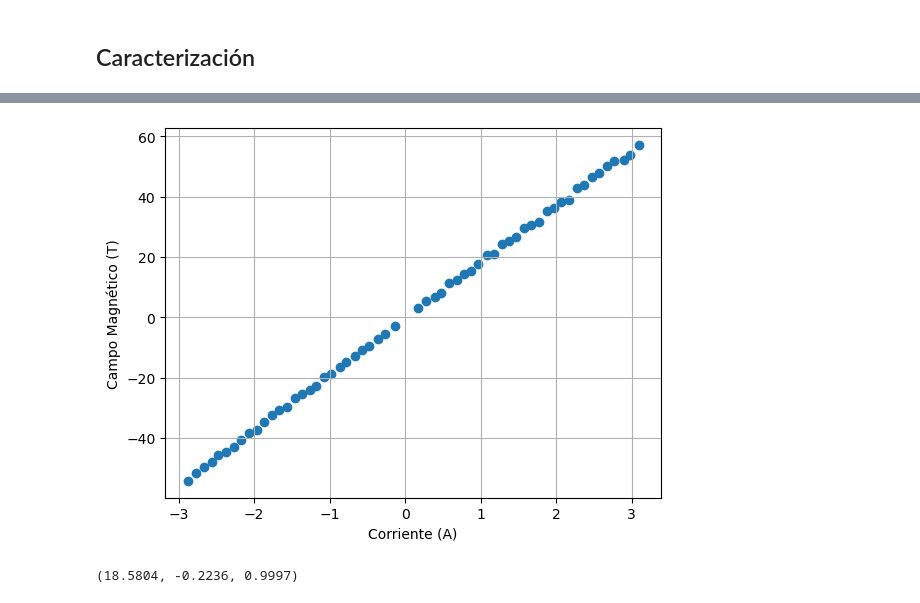
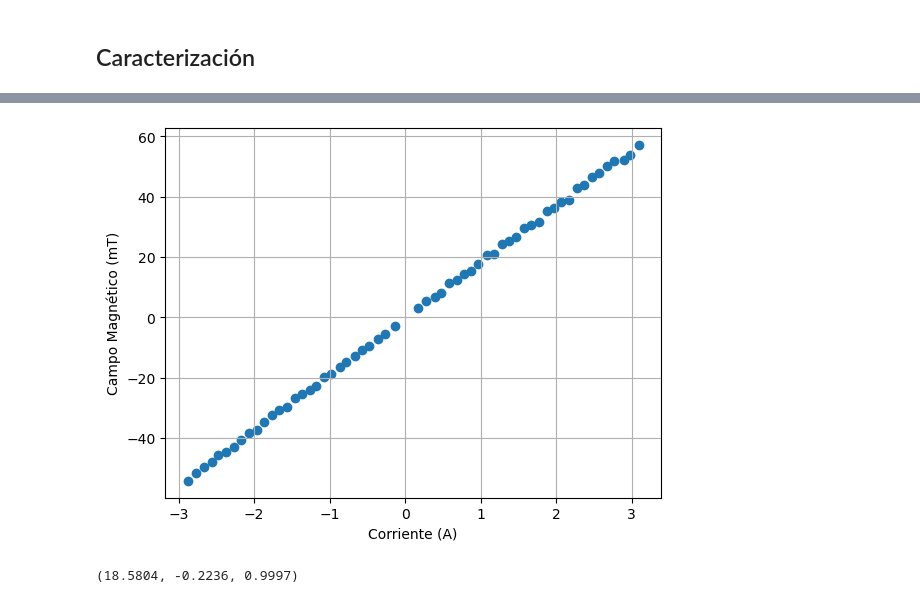
Before and after one commit to lsperezm/Intermedio, a Jupyter notebook: 2. Magnetostricción/Code/Codigo.ipynb, the cells around one changed output, grey strips where cells are left out. Saved outputs shown, nothing was run; the diff lists cells and outputs as text; code cells hidden in the pictures.

```diff
--- a/2. Magnetostricción/Code/Codigo.ipynb
+++ b/2. Magnetostricción/Code/Codigo.ipynb
@@ -35,10 +35,10 @@ B=np.array(data['Campo Magnético (T)'])
 # %%
 plt.scatter(I,B)
 plt.xlabel('Corriente (A)')
-plt.ylabel('Campo Magnético (T)')
+plt.ylabel('Campo Magnético (mT)')
 plt.grid()
 # %% [output]
-[figure, old version]
+[figure, new version]
 # %%
 def Regresion(I,B):
     n=len(I)
```
Also changed, not shown: parts of 1 cell of this notebook.
